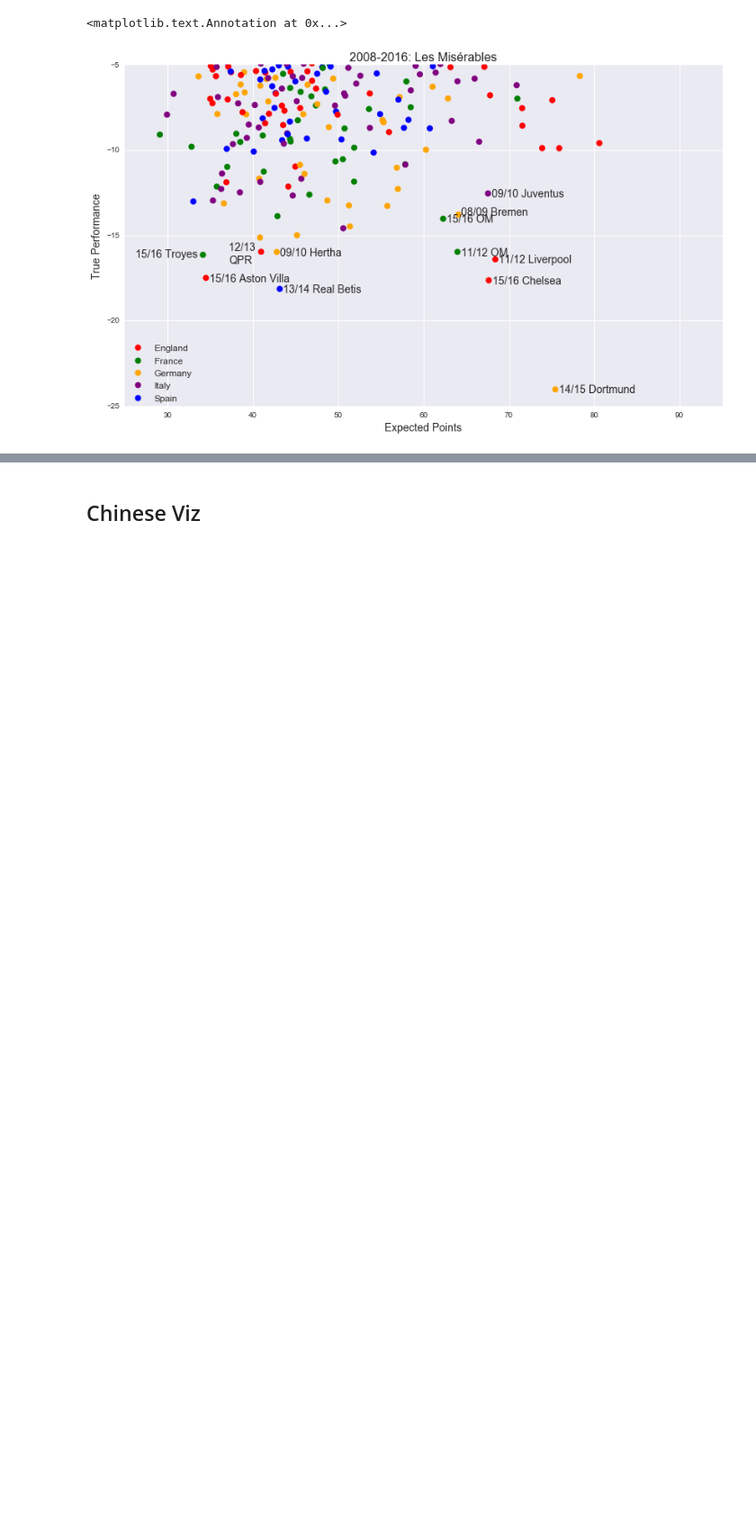
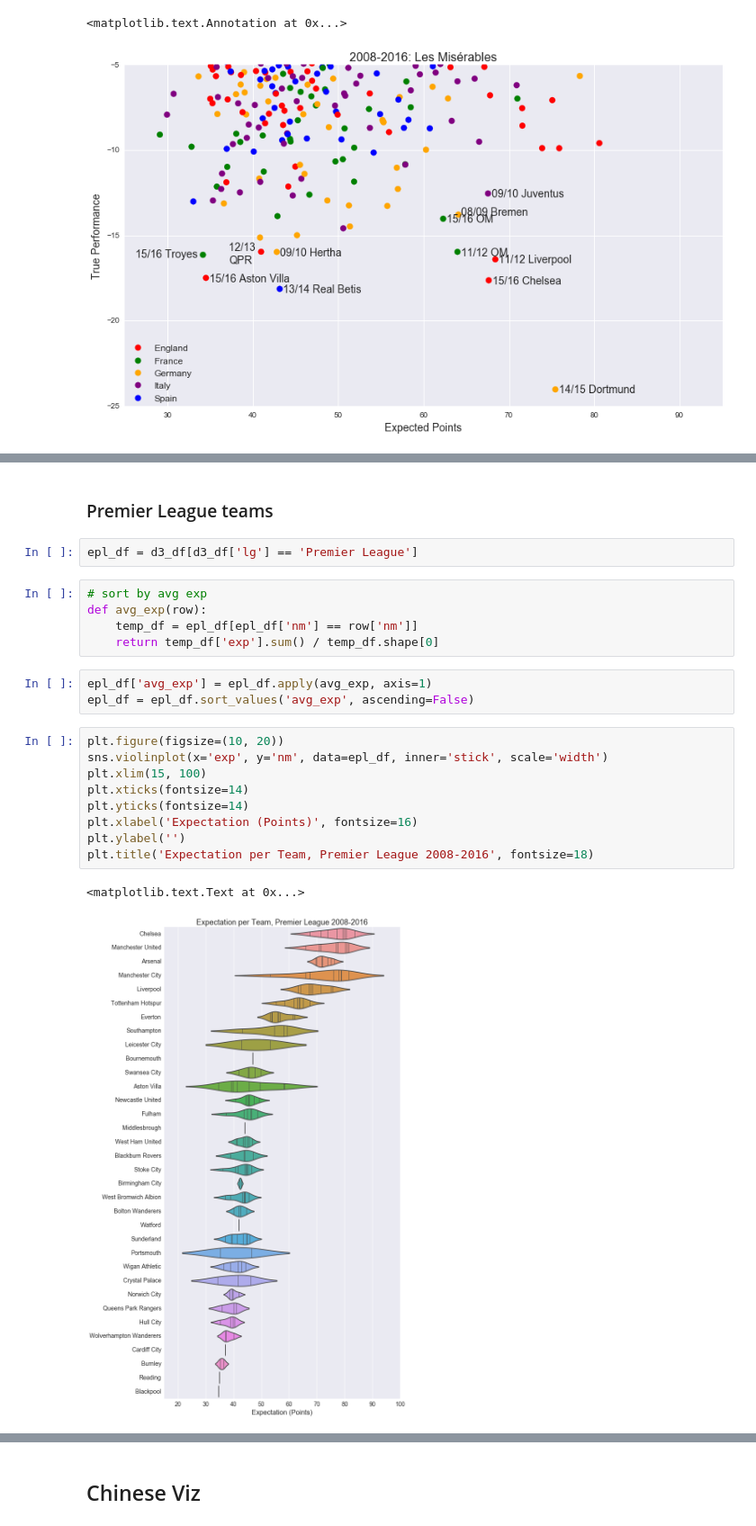
Before and after one commit to Jiaxigu/eu-football-analysis, a Jupyter notebook: eusoccer.ipynb, the cells around one changed output, grey strips where cells are left out. Shown at 90% size. Drawn from its saved outputs; the diff is of its cells as text; blank space fills up the shorter version.

```diff
--- a/eusoccer.ipynb
+++ b/eusoccer.ipynb
@@ -388,0 +407,24 @@ ax.annotate('08/09 Bremen', xy=(64.4, -13.8), fontsize=14)
+# %% [markdown]
+### Premier League teams
+# %%
+epl_df = d3_df[d3_df['lg'] == 'Premier League']
+# %%
+# sort by avg exp
+def avg_exp(row):
+    temp_df = epl_df[epl_df['nm'] == row['nm']]
+    return temp_df['exp'].sum() / temp_df.shape[0]
+# %%
+epl_df['avg_exp'] = epl_df.apply(avg_exp, axis=1)
+epl_df = epl_df.sort_values('avg_exp', ascending=False)
+# %%
+plt.figure(figsize=(10, 20))
+sns.violinplot(x='exp', y='nm', data=epl_df, inner='stick', scale='width')
+plt.xlim(15, 100)
+plt.xticks(fontsize=14)
+plt.yticks(fontsize=14)
+plt.xlabel('Expectation (Points)', fontsize=16)
+plt.ylabel('')
+plt.title('Expectation per Team, Premier League 2008-2016', fontsize=18)
+# %% [output]
+<matplotlib.text.Text at 0x...>
+[figure, added]
```
Also changed, not shown: parts of 10 cells of this notebook, 4 other files.
